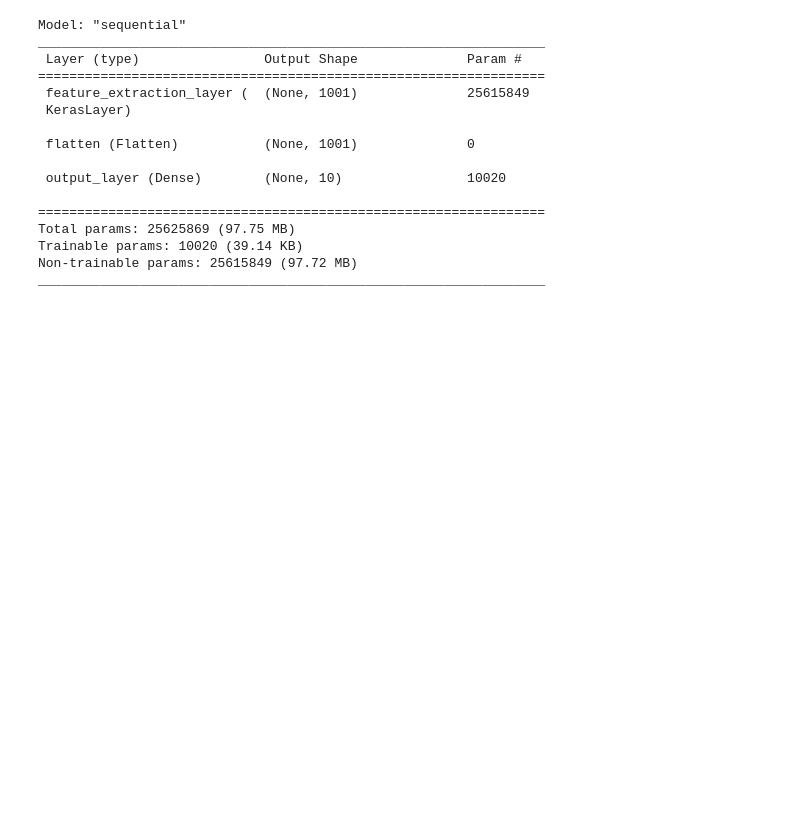
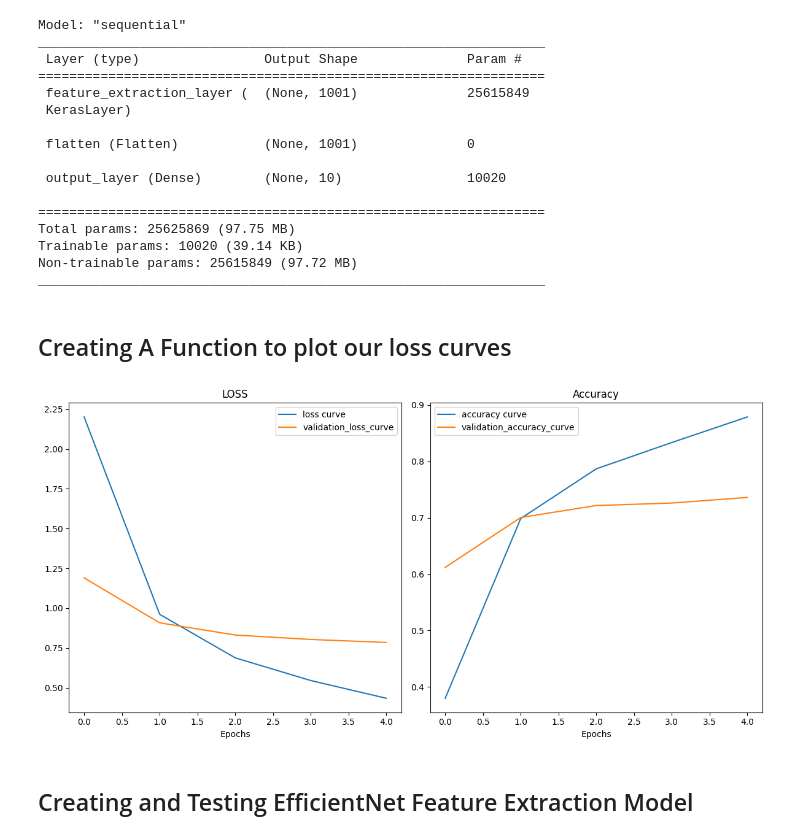
Before and after one commit to Ashwin-2408/Tensor_Flow_Learning, a Jupyter notebook: notebooks/Transfer_Learning_Feature_Extraction.ipynb, the cells around one changed output. Cells and saved outputs as stored; diff of their text form; code cells hidden in the pictures; blank space fills up the shorter version.

Commit message:
compared the loss and accuracy curves of both the resnet and efficientnet feature extraction model

```diff
--- a/notebooks/Transfer_Learning_Feature_Extraction.ipynb
+++ b/notebooks/Transfer_Learning_Feature_Extraction.ipynb
@@ -119,5 +119,5 @@ def create_model(model_url, max_classes=10):
 res_net_model=create_model(res_net_model_url)
 # %%
 res_net_model.compile(loss=tf.keras.losses.CategoricalCrossentropy(),optimizer=tf_keras.optimizers.Adam(),metrics=["accuracy"])
-res_net_model.fit(Train_Data,epochs=5,steps_per_epoch=len(Train_Data),validation_data=Test_Data,callbacks=[create_tensor_board_callback(dir_name="tensorhub",experiment_name="resnet")])
+res_net_history=res_net_model.fit(Train_Data,epochs=5,steps_per_epoch=len(Train_Data),validation_data=Test_Data,validation_steps=len(Test_Data),callbacks=[create_tensor_board_callback(dir_name="tensorhub",experiment_name="resnet")])
 # %% [output]
@@ -152,3 +151,30 @@ Total params: 25625869 (97.75 MB)
 Trainable params: 10020 (39.14 KB)
 Non-trainable params: 25615849 (97.72 MB)
 _________________________________________________________________
+# %% [markdown]
+## Creating A Function to plot our loss curves
+# %%
+import pandas as pd
+import matplotlib.pyplot as plt
+def plot_loss_curve(history):
+  x=pd.DataFrame(history.history)
+  plt.figure(figsize=(12,6))
+  plt.subplot(1,2,1)
+  plt.title("LOSS")
+  plt.plot(x['loss'],label="loss curve")
+  plt.plot(x['val_loss'],label="validation_loss_curve")
+  plt.xlabel("Epochs")
+  plt.legend()
+  plt.subplot(1,2,2)
+  plt.title("Accuracy")
+  plt.plot(x['accuracy'],label="accuracy curve")
+  plt.plot(x['val_accuracy'],label="validation_accuracy_curve")
+  plt.xlabel("Epochs")
+  plt.legend()
+  plt.tight_layout()
+# %%
+plot_loss_curve(res_net_history)
+# %% [output]
+[figure, added]
+# %% [markdown]
+## Creating and Testing EfficientNet Feature Extraction Model
```
Also changed, not shown: parts of 7 cells of this notebook.
